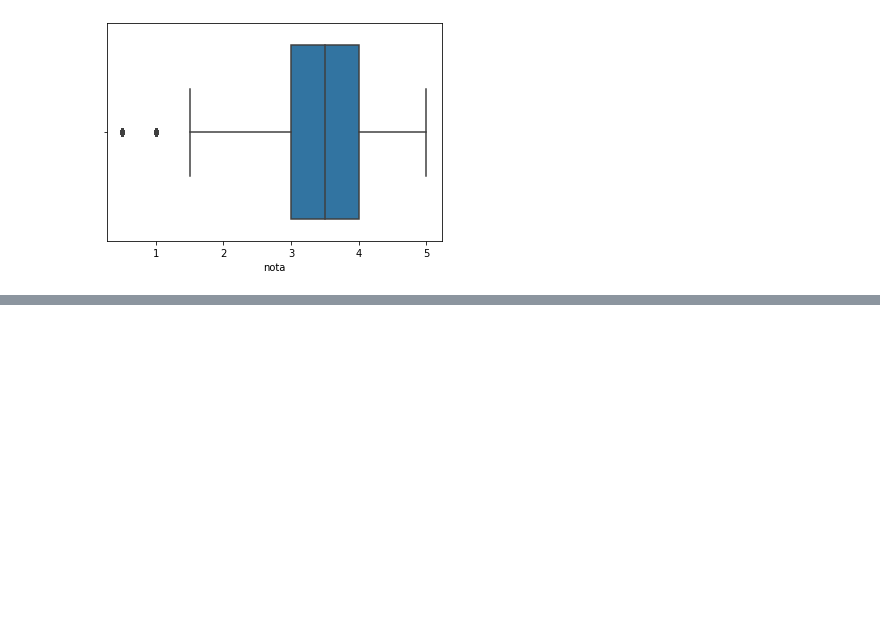
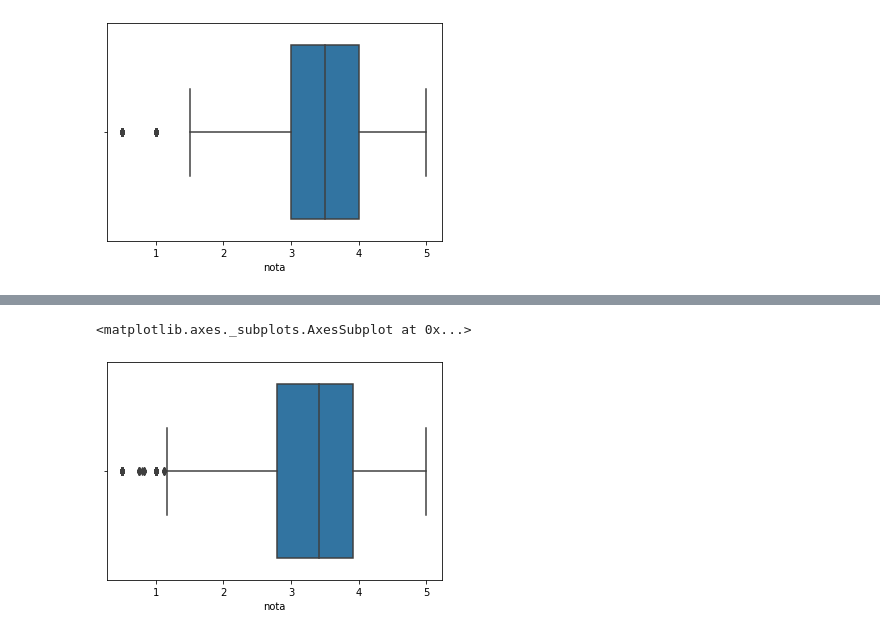
Before and after one commit to Henriquemcc/Aprendendo_Data_Science, a Jupyter notebook: Introdução à Data Science.ipynb, the cells around one changed output, grey strips where cells are left out. Saved outputs shown, nothing was run; the diff lists cells and outputs as text; code cells hidden in the pictures; blank space fills up the shorter version.

```diff
--- a/Introdução à Data Science.ipynb
+++ b/Introdução à Data Science.ipynb
@@ -88,0 +242,5 @@ seaborn.boxplot(notas.nota)
+# %%
+seaborn.boxplot(medias_por_filme)
+# %% [output]
+<matplotlib.axes._subplots.AxesSubplot at 0x...>
+[figure, added]
```
Also changed, not shown: parts of 27 cells of this notebook.
